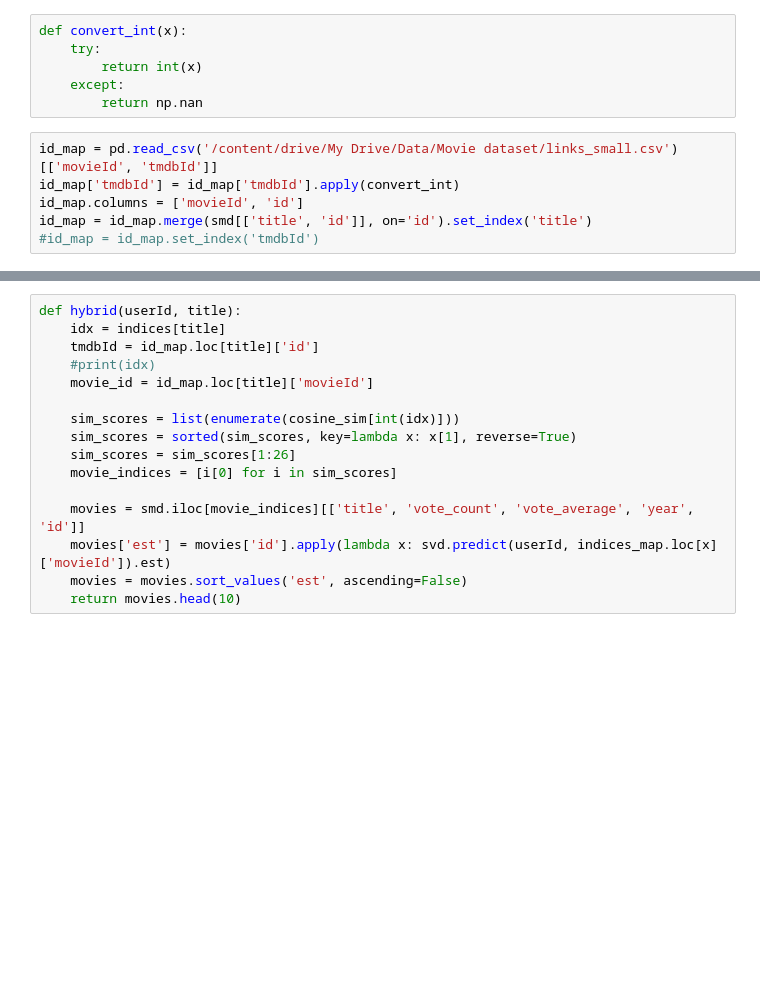
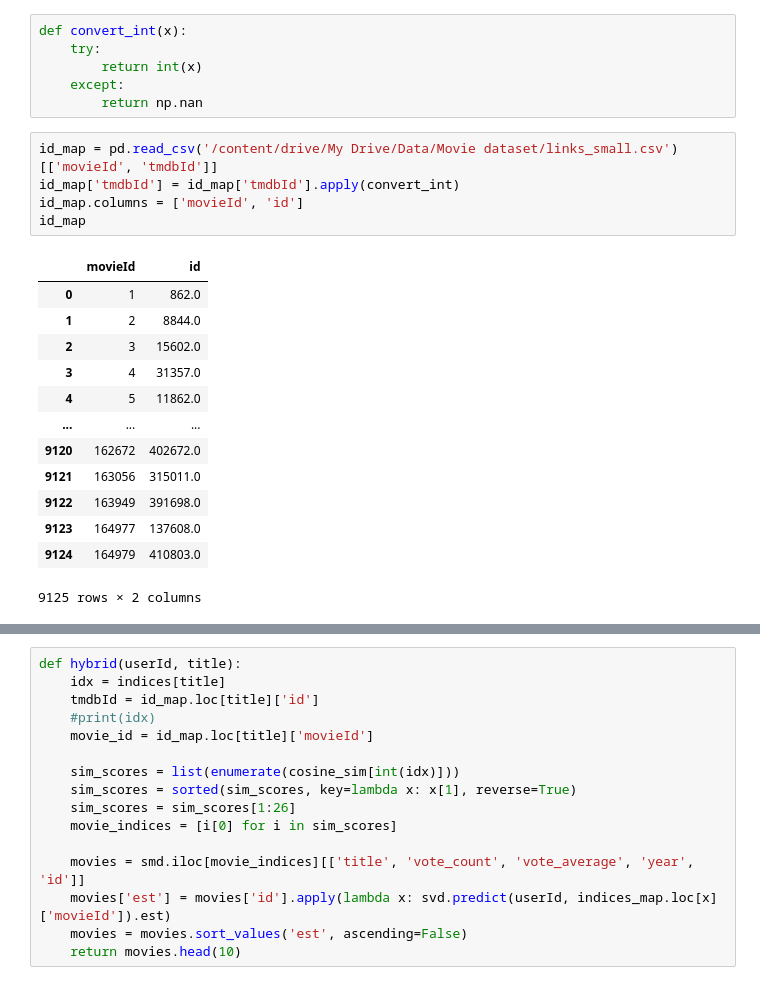
Before and after one commit to duybluemind1988/Data-science, a Jupyter notebook: Recommendation/Kaggle_movie-recommender-systems.ipynb, the cells around one changed output, grey strips where cells are left out. Saved outputs shown, nothing was run; the diff lists cells and outputs as text; blank space fills up the shorter version.

```diff
--- a/Recommendation/Kaggle_movie-recommender-systems.ipynb
+++ b/Recommendation/Kaggle_movie-recommender-systems.ipynb
@@ -1006,6 +1035,19 @@ def convert_int(x):
 # %%
 id_map = pd.read_csv('/content/drive/My Drive/Data/Movie dataset/links_small.csv')[['movieId', 'tmdbId']]
 id_map['tmdbId'] = id_map['tmdbId'].apply(convert_int)
 id_map.columns = ['movieId', 'id']
-id_map = id_map.merge(smd[['title', 'id']], on='id').set_index('title')
-#id_map = id_map.set_index('tmdbId')
+id_map
+# %% [output]
+|  | movieId | id |
+| 0 | 1 | 862.0 |
+| 1 | 2 | 8844.0 |
+| 2 | 3 | 15602.0 |
+| 3 | 4 | 31357.0 |
+| 4 | 5 | 11862.0 |
+| ... | ... | ... |
+| 9120 | 162672 | 402672.0 |
+| 9121 | 163056 | 315011.0 |
+| 9122 | 163949 | 391698.0 |
+| 9123 | 164977 | 137608.0 |
+| 9124 | 164979 | 410803.0 |
+9125 rows × 2 columns
```
Also changed, not shown: parts of 15 cells of this notebook.
